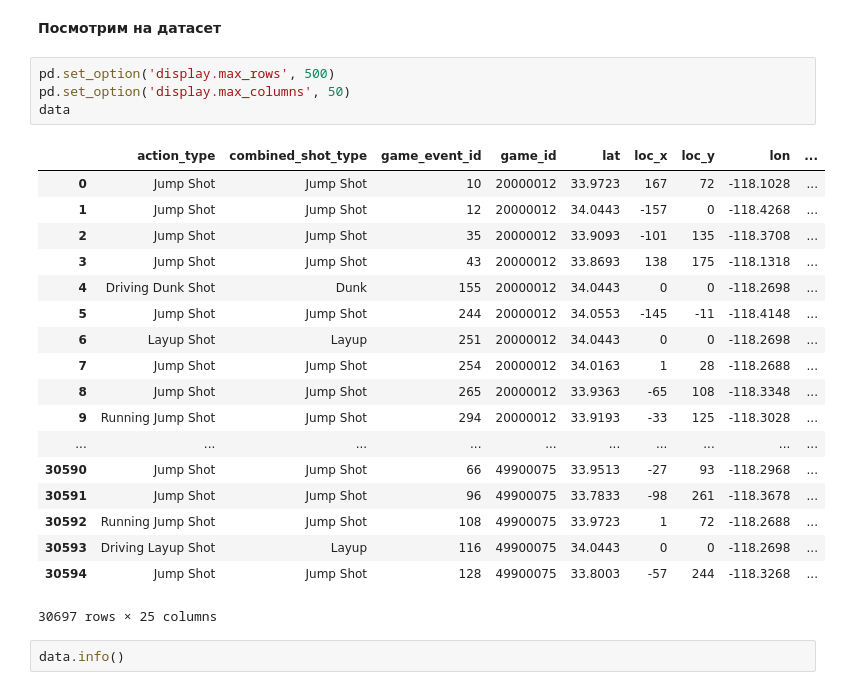
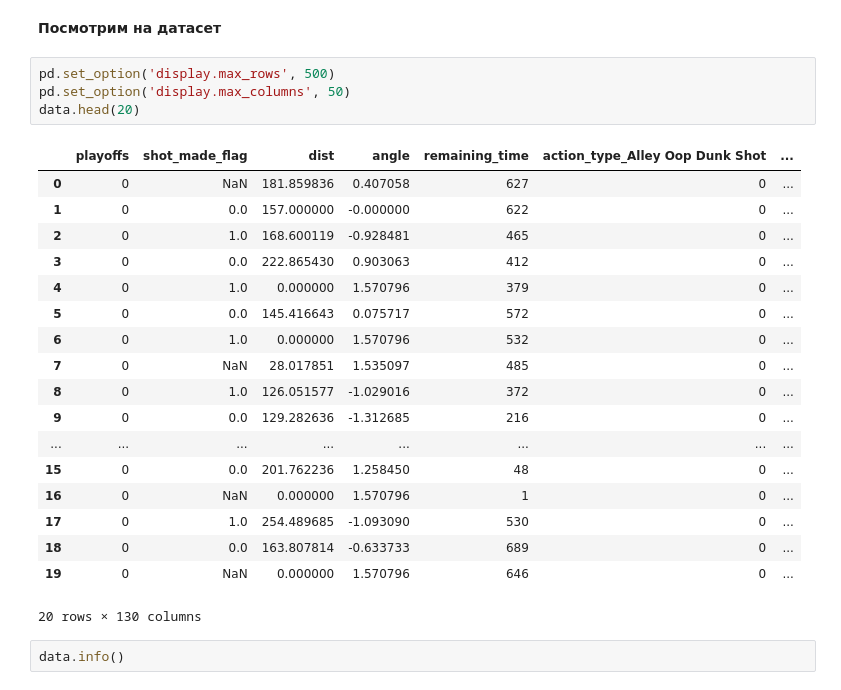
Before and after one commit to AleksandrKosolapov/Python, a Jupyter notebook: HW_Kobe_8may.ipynb, the cells around one changed output. Saved outputs shown, nothing was run; the diff lists cells and outputs as text.

```diff
--- a/HW_Kobe_8may.ipynb
+++ b/HW_Kobe_8may.ipynb
@@ -44,26 +44,26 @@ target = 'shot_made_flag'
 # %%
 pd.set_option('display.max_rows', 500)
 pd.set_option('display.max_columns', 50)
-data
+data.head(20)
 # %% [output]
-|  | action_type | combined_shot_type | game_event_id | game_id | lat | loc_x | loc_y | lon | ... |
-| 0 | Jump Shot | Jump Shot | 10 | 20000012 | 33.9723 | 167 | 72 | -118.1028 | ... |
-| 1 | Jump Shot | Jump Shot | 12 | 20000012 | 34.0443 | -157 | 0 | -118.4268 | ... |
-| 2 | Jump Shot | Jump Shot | 35 | 20000012 | 33.9093 | -101 | 135 | -118.3708 | ... |
-| 3 | Jump Shot | Jump Shot | 43 | 20000012 | 33.8693 | 138 | 175 | -118.1318 | ... |
-| 4 | Driving Dunk Shot | Dunk | 155 | 20000012 | 34.0443 | 0 | 0 | -118.2698 | ... |
-| 5 | Jump Shot | Jump Shot | 244 | 20000012 | 34.0553 | -145 | -11 | -118.4148 | ... |
-| 6 | Layup Shot | Layup | 251 | 20000012 | 34.0443 | 0 | 0 | -118.2698 | ... |
-| 7 | Jump Shot | Jump Shot | 254 | 20000012 | 34.0163 | 1 | 28 | -118.2688 | ... |
-| 8 | Jump Shot | Jump Shot | 265 | 20000012 | 33.9363 | -65 | 108 | -118.3348 | ... |
-| 9 | Running Jump Shot | Jump Shot | 294 | 20000012 | 33.9193 | -33 | 125 | -118.3028 | ... |
-| ... | ... | ... | ... | ... | ... | ... | ... | ... | ... |
-| 30590 | Jump Shot | Jump Shot | 66 | 49900075 | 33.9513 | -27 | 93 | -118.2968 | ... |
-| 30591 | Jump Shot | Jump Shot | 96 | 49900075 | 33.7833 | -98 | 261 | -118.3678 | ... |
-| 30592 | Running Jump Shot | Jump Shot | 108 | 49900075 | 33.9723 | 1 | 72 | -118.2688 | ... |
-| 30593 | Driving Layup Shot | Layup | 116 | 49900075 | 34.0443 | 0 | 0 | -118.2698 | ... |
-| 30594 | Jump Shot | Jump Shot | 128 | 49900075 | 33.8003 | -57 | 244 | -118.3268 | ... |
+|  | playoffs | shot_made_flag | dist | angle | remaining_time | action_type_Alley Oop Dunk Shot | ... |
+| 0 | 0 | NaN | 181.859836 | 0.407058 | 627 | 0 | ... |
+| 1 | 0 | 0.0 | 157.000000 | -0.000000 | 622 | 0 | ... |
+| 2 | 0 | 1.0 | 168.600119 | -0.928481 | 465 | 0 | ... |
+| 3 | 0 | 0.0 | 222.865430 | 0.903063 | 412 | 0 | ... |
+| 4 | 0 | 1.0 | 0.000000 | 1.570796 | 379 | 0 | ... |
+| 5 | 0 | 0.0 | 145.416643 | 0.075717 | 572 | 0 | ... |
+| 6 | 0 | 1.0 | 0.000000 | 1.570796 | 532 | 0 | ... |
+| 7 | 0 | NaN | 28.017851 | 1.535097 | 485 | 0 | ... |
+| 8 | 0 | 1.0 | 126.051577 | -1.029016 | 372 | 0 | ... |
+| 9 | 0 | 0.0 | 129.282636 | -1.312685 | 216 | 0 | ... |
+| ... | ... | ... | ... | ... | ... | ... | ... |
+| 15 | 0 | 0.0 | 201.762236 | 1.258450 | 48 | 0 | ... |
+| 16 | 0 | NaN | 0.000000 | 1.570796 | 1 | 0 | ... |
+| 17 | 0 | 1.0 | 254.489685 | -1.093090 | 530 | 0 | ... |
+| 18 | 0 | 0.0 | 163.807814 | -0.633733 | 689 | 0 | ... |
+| 19 | 0 | NaN | 0.000000 | 1.570796 | 646 | 0 | ... |
-30697 rows × 25 columns
+20 rows × 130 columns
 # %%
 data.info()
 # %% [output]
```
